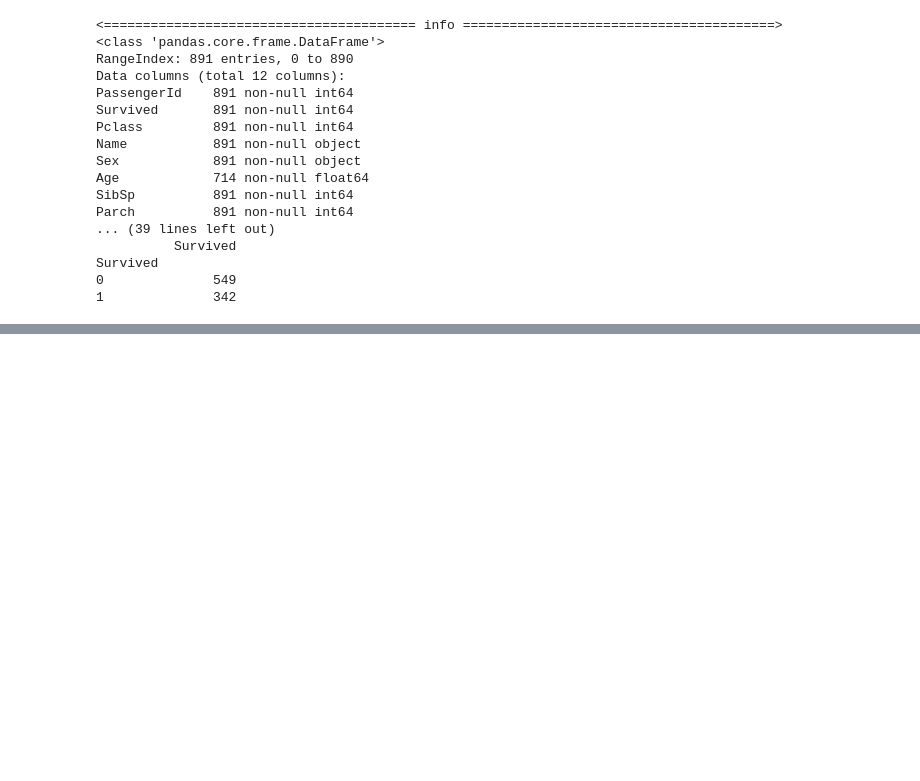
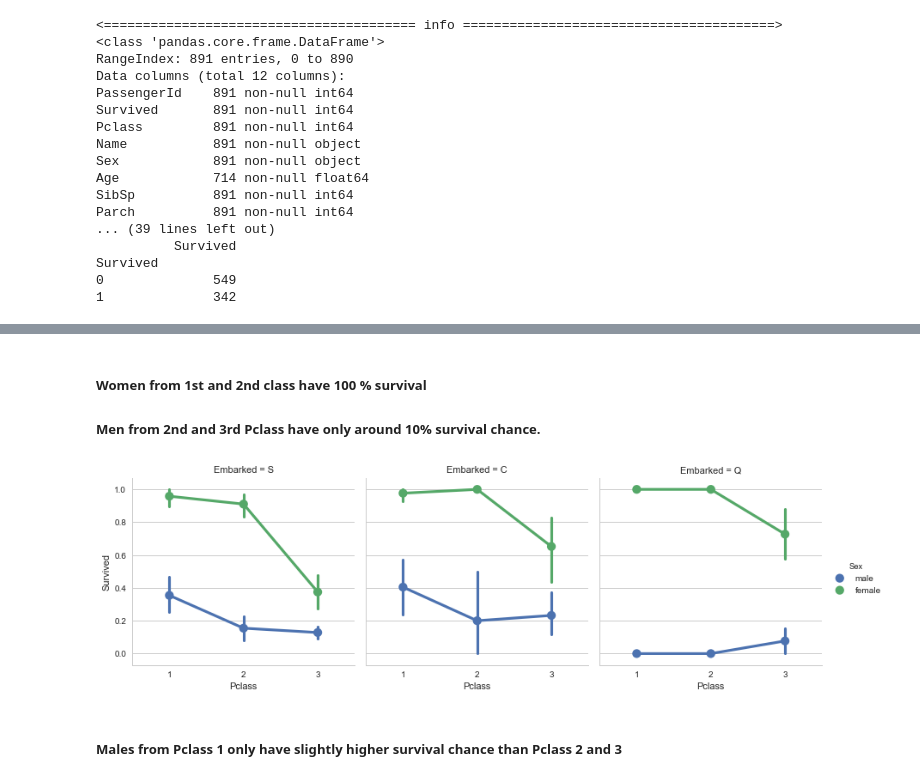
Before and after one commit to krishnamohan-seelam/MachineLearning_obsolete, a Jupyter notebook: classification/Kaggle_Titanic.ipynb, the cells around one changed output, grey strips where cells are left out. Drawn from its saved outputs; the diff is of its cells as text; code cells hidden in the pictures; blank space fills up the shorter version.

```diff
--- a/classification/Kaggle_Titanic.ipynb
+++ b/classification/Kaggle_Titanic.ipynb
@@ -268,0 +276,9 @@ g1 = sns.factorplot(x="Embarked", hue="Sex", col="Survived",data=train_dataset,
+# %% [markdown]
+##### Women  from 1st  and 2nd class have 100 % survival
+##### Men from 2nd and 3rd Pclass have only around 10% survival chance.
+# %%
+g1 =sns.factorplot(x='Pclass', y='Survived', hue='Sex', col='Embarked', data=train_dataset)
+# %% [output]
+[figure, added]
+# %% [markdown]
+##### Males from Pclass 1 only have slightly higher survival chance than Pclass 2 and 3
```
Also changed, not shown: parts of 23 cells of this notebook.
